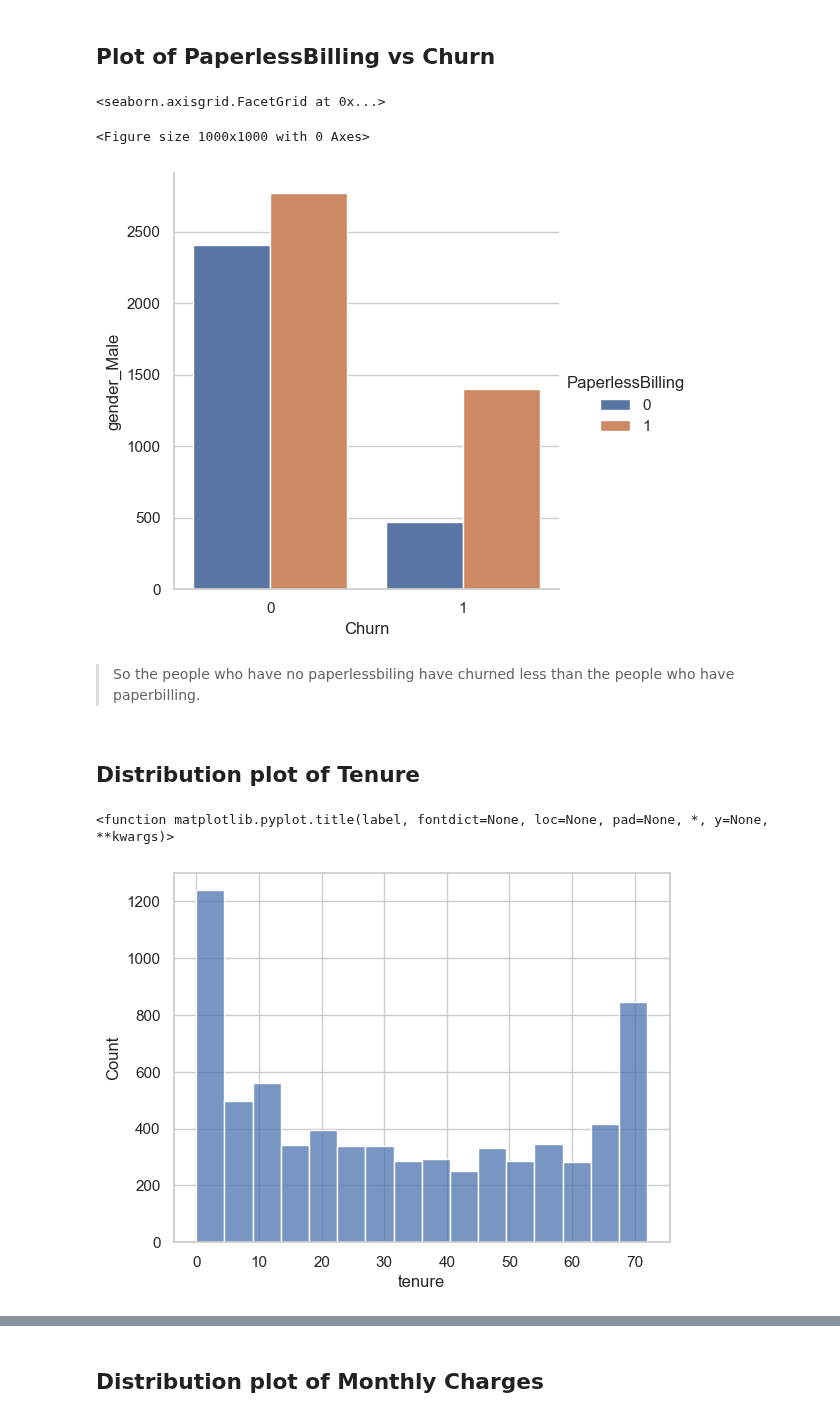
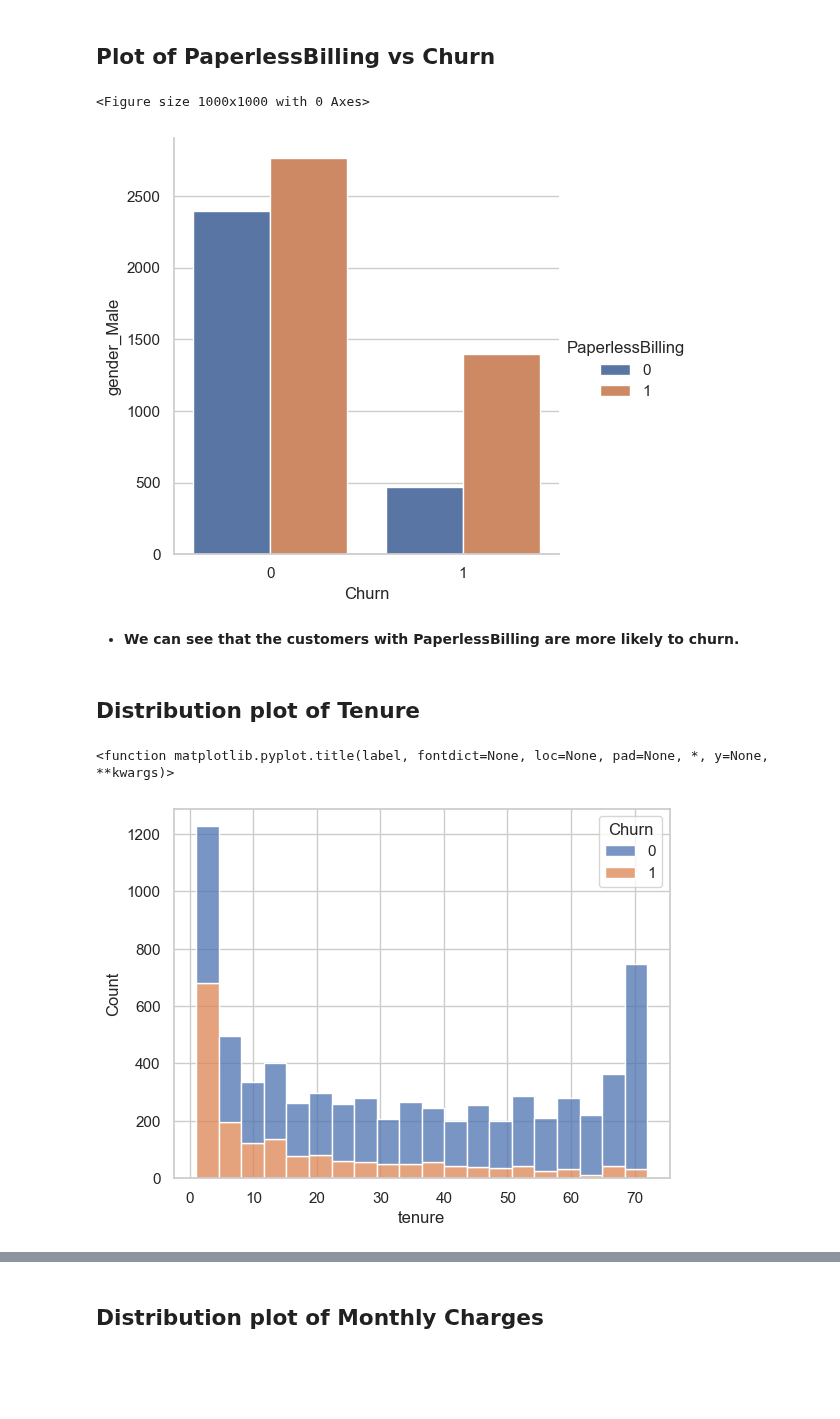
Before and after one commit to Harsh502s/ML-Assignments, a Jupyter notebook: Notebooks/Assignment 1 TCP Analysis.ipynb, the cells around one changed output, grey strips where cells are left out. Drawn from its saved outputs; the diff is of its cells as text; code cells hidden in the pictures; blank space fills up the shorter version.

```diff
--- a/Notebooks/Assignment 1 TCP Analysis.ipynb
+++ b/Notebooks/Assignment 1 TCP Analysis.ipynb
@@ -20,6 +66,6 @@ pd.set_option("max_colwidth", None)
 # %%
 df = pd.read_csv(
-    r"C:\Users\harsh\ML Assign\Data Sets\MLK\Tel-Customer-Churn.csv")
+    r"C:\Users\harsh\College\ML-Assignments\Data Sets\MLK\Tel-Customer-Churn.csv")
 # %%
 df.head()
 # %% [output]
@@ -117,3 +184,12 @@ Churn   ['No' 'Yes']
 # %%
 # Dropping the customerID column as it is not required for the analysis
 df.drop(["customerID"], axis=1, inplace=True)
+
+# Changing the name Month-to-month to Monthly
+
+df.Contract.replace("Month-to-month", "Monthly", inplace=True)
+
+# Dropping the rows where TotalCharges is empty
+
+df.drop(df[df['TotalCharges'] == " "].index, inplace=True)
+df.TotalCharges = df.TotalCharges.astype(float)
@@ -138,4 +195,0 @@ df.Contract.replace("Month-to-month", "Monthly", inplace=True)
-# %%
-df.TotalCharges.replace(" ", "0.0", inplace=True)
-df.TotalCharges = df.TotalCharges.astype(float)
-df.TotalCharges.isna().sum()
@@ -144,3 +195,0 @@ df.TotalCharges.isna().sum()
-# %%
-for i in list(df.columns):
-    print(i, " ", df[i].unique())
@@ -262,21 +285,20 @@ b.reset_index(inplace=True)
 # %% [markdown]
 ## Plot of PaperlessBilling vs Churn
 # %%
-plt.figure(figsize=(10, 10))
-sns.set_theme(style="whitegrid")
+plt.figure(figsize=(10, 10));
+sns.set_theme(style="whitegrid");
 sns.catplot(x="Churn", y="gender_Male",
-            hue="PaperlessBilling", kind="bar", data=b)
+            hue="PaperlessBilling", kind="bar", data=b);
 # %% [output]
-<seaborn.axisgrid.FacetGrid at 0x...>
+<Figure size 1000x1000 with 0 Axes>
-<Figure size 1000x1000 with 0 Axes>
 [figure]
 # %% [markdown]
-> So the people who have no paperlessbiling have churned less than the people who have paperbilling.
+* **We can see that the customers with PaperlessBilling are more likely to churn.**
 # %% [markdown]
 ## Distribution plot of Tenure
 # %%
-sns.histplot(df["tenure"])
+sns.histplot(data=df, x="tenure", hue="Churn", multiple="stack", bins=20)
 plt.title
 # %% [output]
 <function matplotlib.pyplot.title(label, fontdict=None, loc=None, pad=None, *, y=None, **kwargs)>
-[figure, old version]
+[figure, new version]
```
Also changed, not shown: parts of 33 cells of this notebook, 8 other files.
